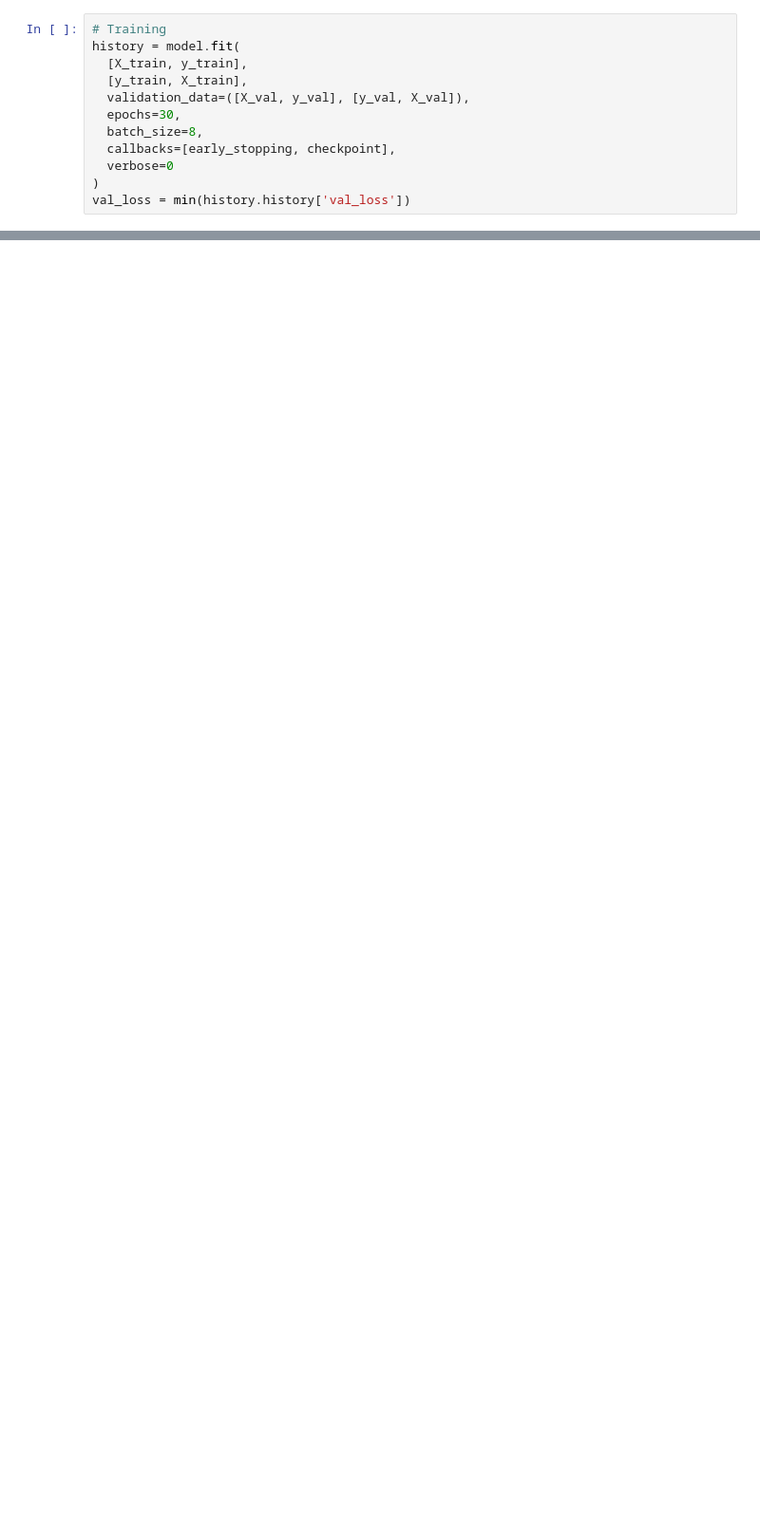
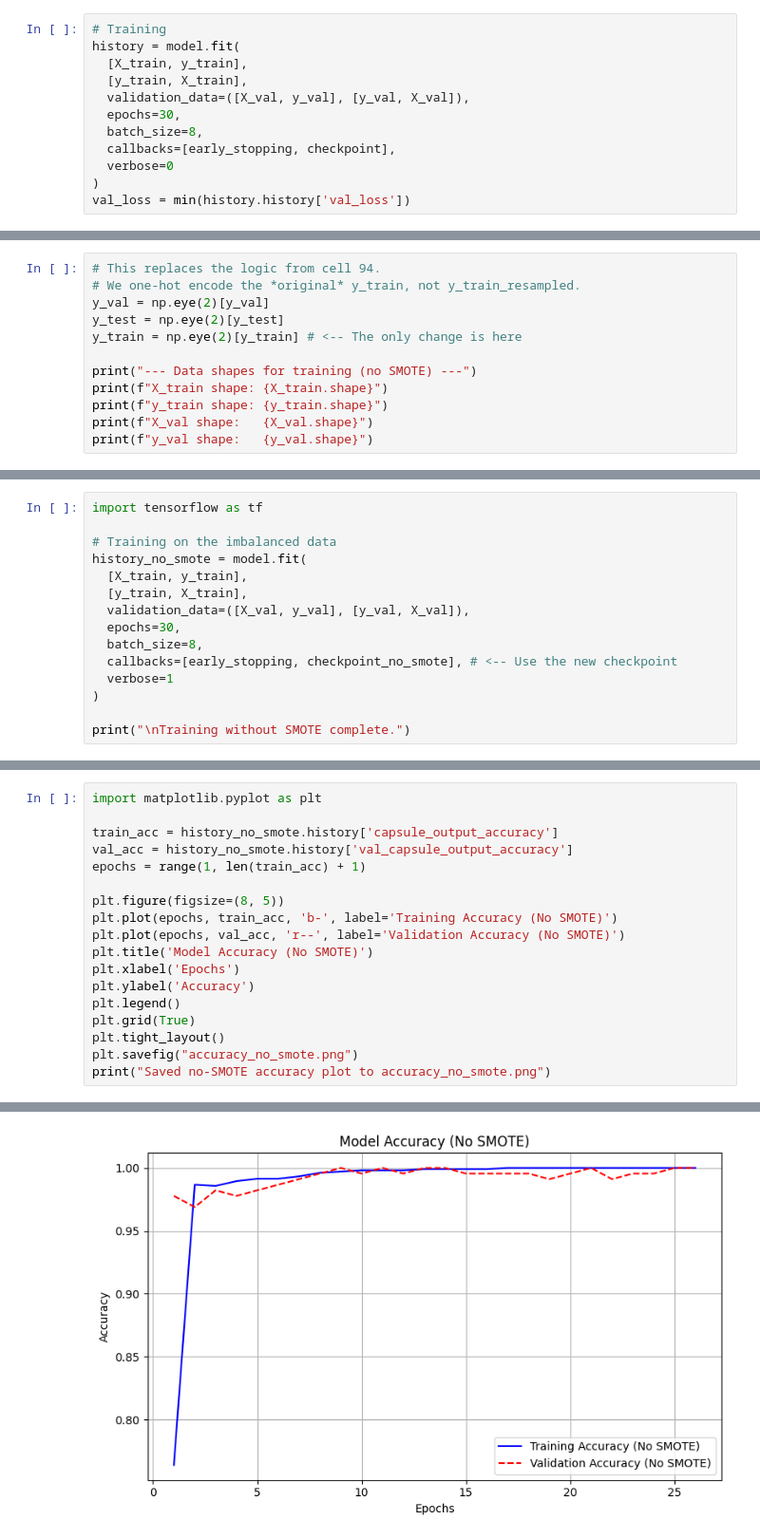
Before and after one commit to amogh-dongre/MED_RES, a Jupyter notebook: code/CapsuleNetOptimisation.ipynb, the cells around one changed output, grey strips where cells are left out. Shown at 95% size. Drawn from its saved outputs; the diff is of its cells as text; blank space fills up the shorter version.

```diff
--- a/code/CapsuleNetOptimisation.ipynb
+++ b/code/CapsuleNetOptimisation.ipynb
@@ -679,0 +1392,12 @@ plt.show()
+# %%
+# This replaces the logic from cell 94.
+# We one-hot encode the *original* y_train, not y_train_resampled.
+y_val = np.eye(2)[y_val]
+y_test = np.eye(2)[y_test]
+y_train = np.eye(2)[y_train] # <-- The only change is here
+
+print("--- Data shapes for training (no SMOTE) ---")
+print(f"X_train shape: {X_train.shape}")
+print(f"y_train shape: {y_train.shape}")
+print(f"X_val shape:   {X_val.shape}")
+print(f"y_val shape:   {y_val.shape}")
@@ -679,0 +1475,15 @@ plt.show()
+# %%
+import tensorflow as tf
+
+# Training on the imbalanced data
+history_no_smote = model.fit(
+  [X_train, y_train],
+  [y_train, X_train],
+  validation_data=([X_val, y_val], [y_val, X_val]),
+  epochs=30,
+  batch_size=8,
+  callbacks=[early_stopping, checkpoint_no_smote], # <-- Use the new checkpoint
+  verbose=1
+)
+
+print("\nTraining without SMOTE complete.")
@@ -679,0 +1508,19 @@ plt.show()
+# %%
+import matplotlib.pyplot as plt
+
+train_acc = history_no_smote.history['capsule_output_accuracy']
+val_acc = history_no_smote.history['val_capsule_output_accuracy']
+epochs = range(1, len(train_acc) + 1)
+
+plt.figure(figsize=(8, 5))
+plt.plot(epochs, train_acc, 'b-', label='Training Accuracy (No SMOTE)')
+plt.plot(epochs, val_acc, 'r--', label='Validation Accuracy (No SMOTE)')
+plt.title('Model Accuracy (No SMOTE)')
+plt.xlabel('Epochs')
+plt.ylabel('Accuracy')
+plt.legend()
+plt.grid(True)
+plt.tight_layout()
+plt.savefig("accuracy_no_smote.png")
+print("Saved no-SMOTE accuracy plot to accuracy_no_smote.png")
+# %% [output]
@@ -679,0 +1528 @@ plt.show()
+[figure, added]
```
Also changed, not shown: parts of 43 cells of this notebook.
